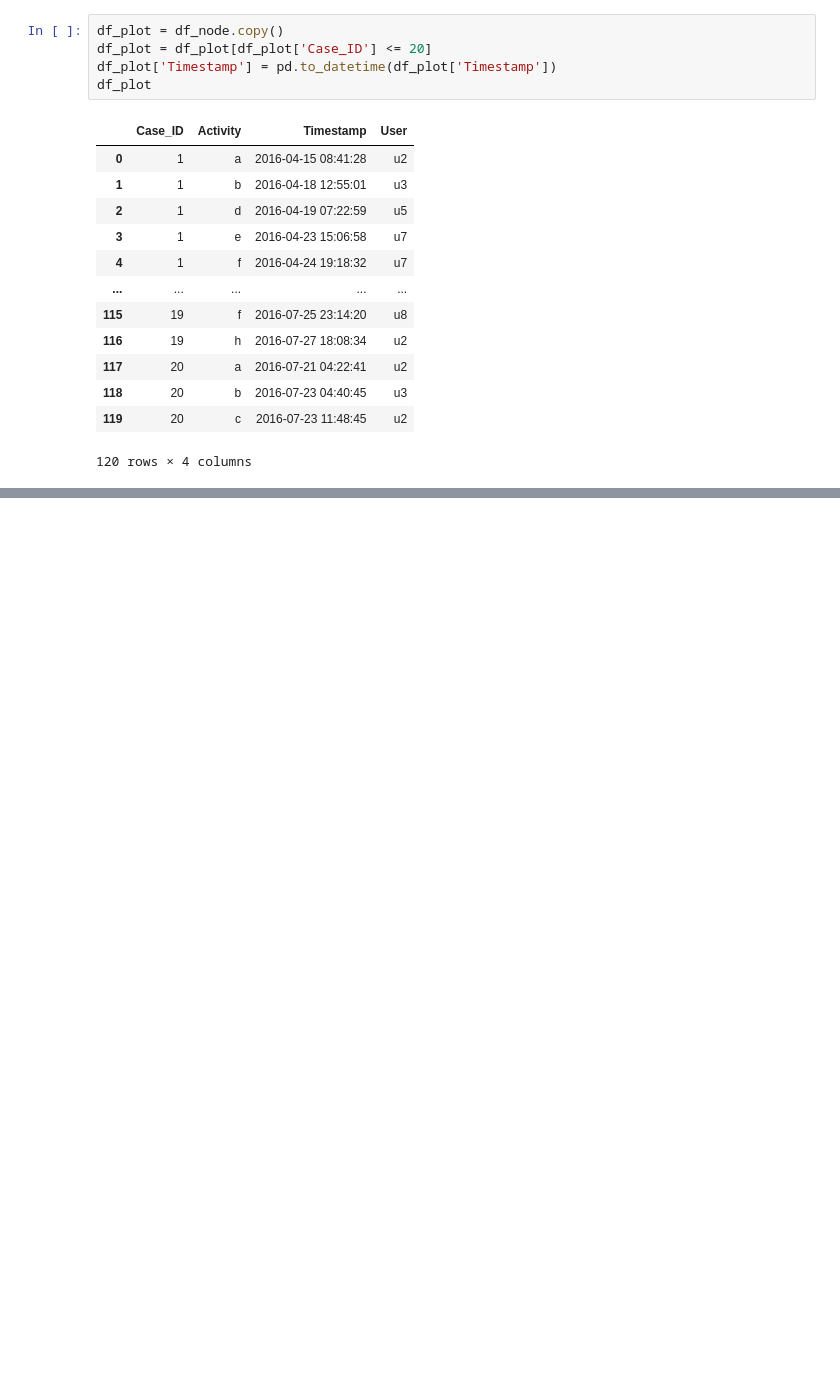
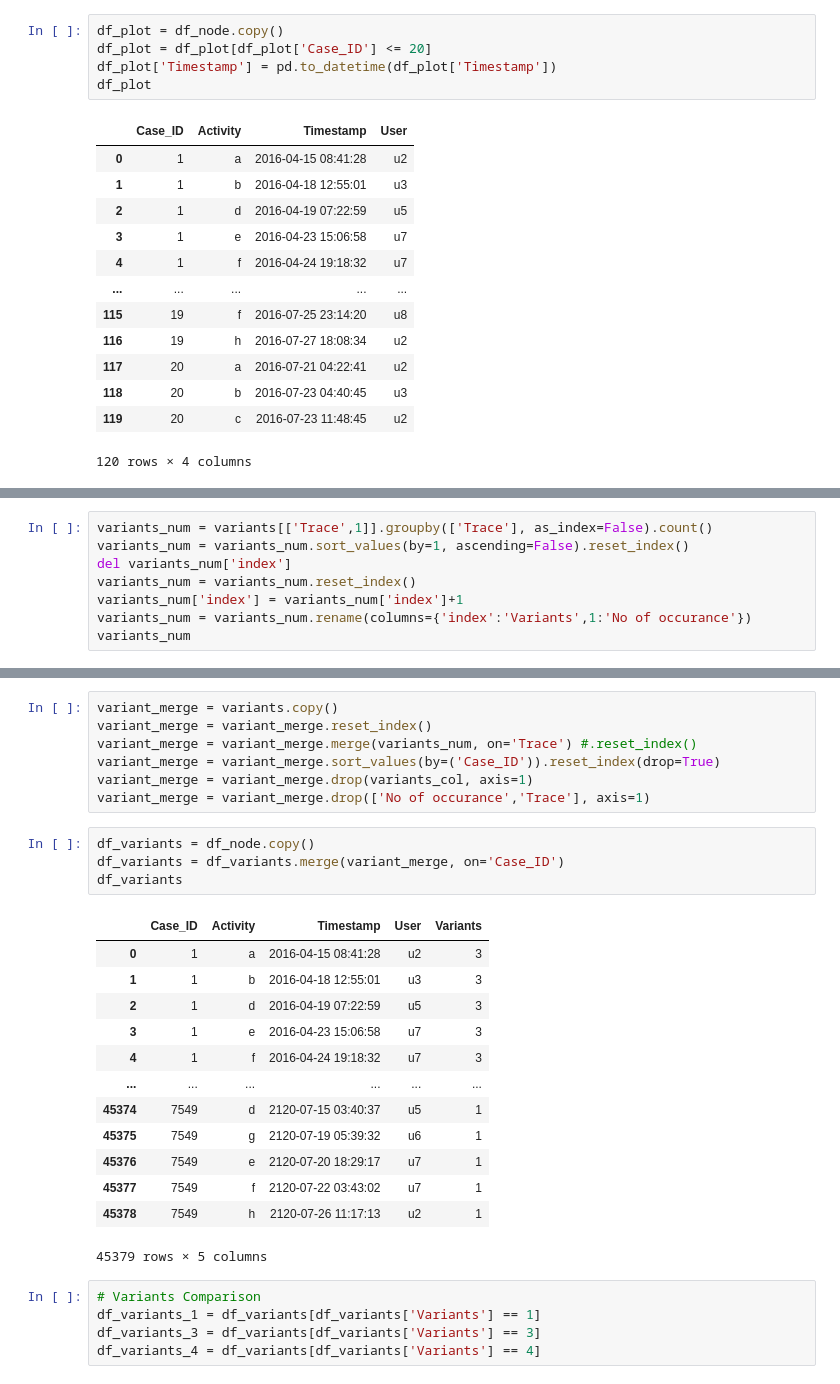
Before and after one commit to nkwachiabel/Process-Mining-A-Primer, a Jupyter notebook: Process Mining 3.ipynb, the cells around one changed output, grey strips where cells are left out. Saved outputs shown, nothing was run; the diff lists cells and outputs as text; blank space fills up the shorter version.

```diff
--- a/Process Mining 3.ipynb
+++ b/Process Mining 3.ipynb
@@ -319,0 +292,8 @@ Text(0.5, 0.98, 'Analyzing Events Timeline')
+# %%
+variants_num = variants[['Trace',1]].groupby(['Trace'], as_index=False).count()
+variants_num = variants_num.sort_values(by=1, ascending=False).reset_index()
+del variants_num['index']
+variants_num = variants_num.reset_index()
+variants_num['index'] = variants_num['index']+1
+variants_num = variants_num.rename(columns={'index':'Variants',1:'No of occurance'})
+variants_num
@@ -319,0 +306,30 @@ Text(0.5, 0.98, 'Analyzing Events Timeline')
+# %%
+variant_merge = variants.copy()
+variant_merge = variant_merge.reset_index()
+variant_merge = variant_merge.merge(variants_num, on='Trace') #.reset_index()
+variant_merge = variant_merge.sort_values(by=('Case_ID')).reset_index(drop=True)
+variant_merge = variant_merge.drop(variants_col, axis=1)
+variant_merge = variant_merge.drop(['No of occurance','Trace'], axis=1)
+# %%
+df_variants = df_node.copy()
+df_variants = df_variants.merge(variant_merge, on='Case_ID')
+df_variants
+# %% [output]
+|  | Case_ID | Activity | Timestamp | User | Variants |
+| 0 | 1 | a | 2016-04-15 08:41:28 | u2 | 3 |
+| 1 | 1 | b | 2016-04-18 12:55:01 | u3 | 3 |
+| 2 | 1 | d | 2016-04-19 07:22:59 | u5 | 3 |
+| 3 | 1 | e | 2016-04-23 15:06:58 | u7 | 3 |
+| 4 | 1 | f | 2016-04-24 19:18:32 | u7 | 3 |
+| ... | ... | ... | ... | ... | ... |
+| 45374 | 7549 | d | 2120-07-15 03:40:37 | u5 | 1 |
+| 45375 | 7549 | g | 2120-07-19 05:39:32 | u6 | 1 |
+| 45376 | 7549 | e | 2120-07-20 18:29:17 | u7 | 1 |
+| 45377 | 7549 | f | 2120-07-22 03:43:02 | u7 | 1 |
+| 45378 | 7549 | h | 2120-07-26 11:17:13 | u2 | 1 |
+45379 rows × 5 columns
+# %%
+# Variants Comparison
+df_variants_1 = df_variants[df_variants['Variants'] == 1]
+df_variants_3 = df_variants[df_variants['Variants'] == 3]
+df_variants_4 = df_variants[df_variants['Variants'] == 4]
```
Also changed, not shown: parts of 5 cells of this notebook.
